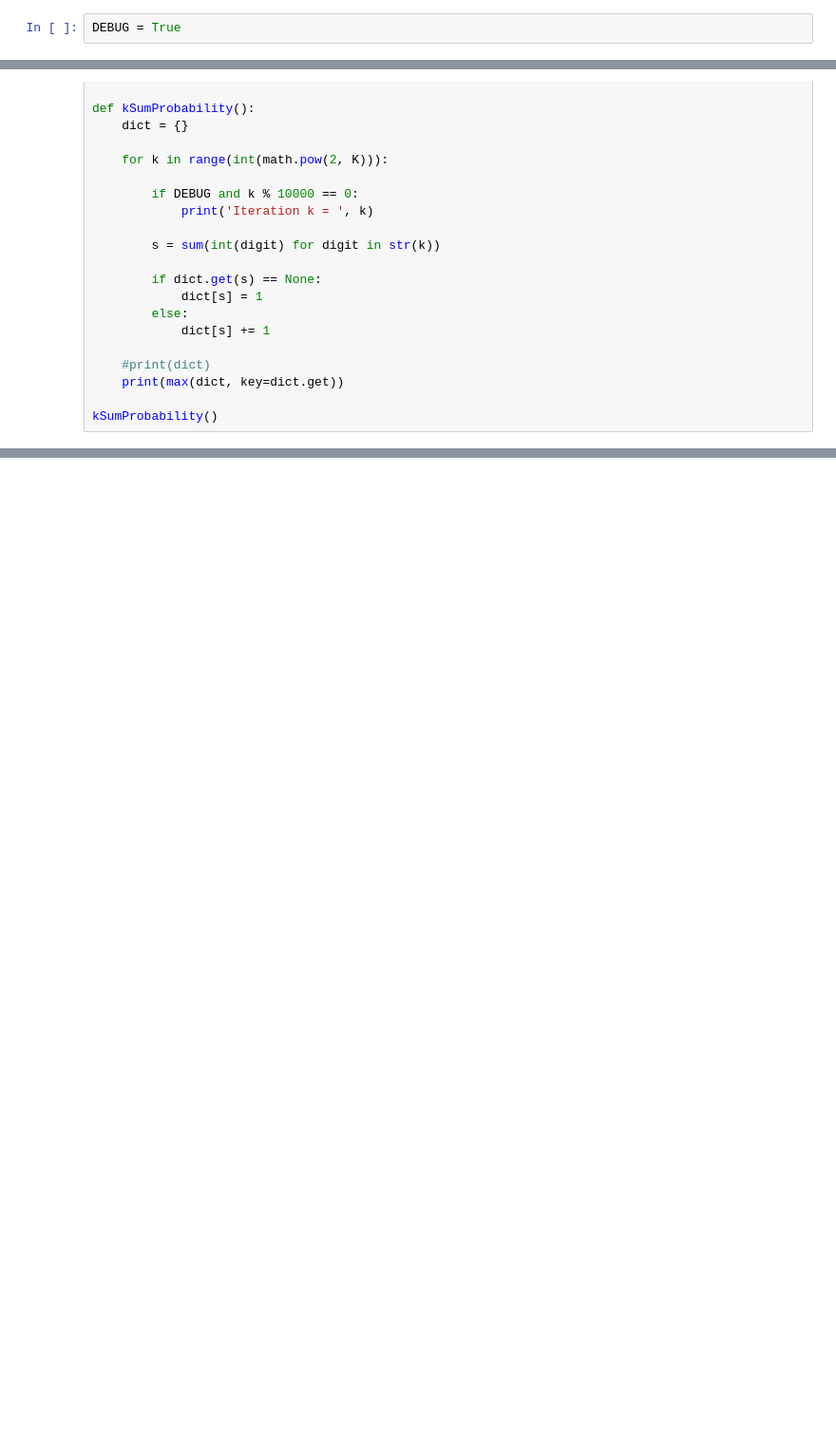
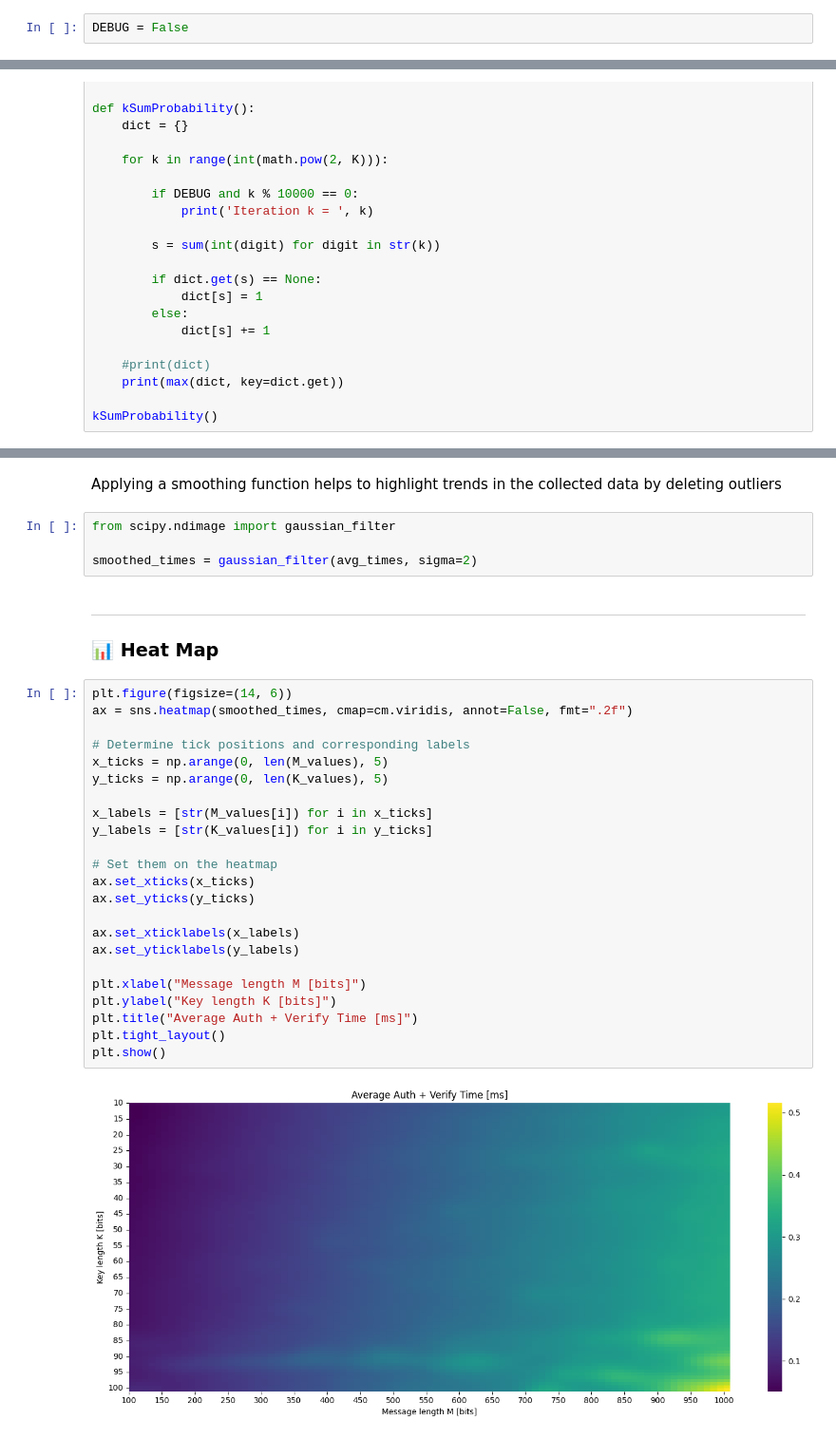
Before and after one commit to Symon02/Information-Security, a Jupyter notebook: lab3/lab3_solver.ipynb, the cells around one changed output, grey strips where cells are left out. Shown at 95% size. Saved outputs shown, nothing was run; the diff lists cells and outputs as text; blank space fills up the shorter version.

```diff
--- a/lab3/lab3_solver.ipynb
+++ b/lab3/lab3_solver.ipynb
@@ -1,5 +3,5 @@
 # %%
-DEBUG = True
+DEBUG = False
 # %%
 import json
 
@@ -164,0 +234,35 @@ with open('digit_sum_sample_100.json', 'r') as f:
+# %% [markdown]
+Applying a smoothing function helps to highlight trends in the collected data by deleting outliers
+# %%
+from scipy.ndimage import gaussian_filter
+
+smoothed_times = gaussian_filter(avg_times, sigma=2)
+# %% [markdown]
+---
+
+### 📊 Heat Map
+# %%
+plt.figure(figsize=(14, 6))
+ax = sns.heatmap(smoothed_times, cmap=cm.viridis, annot=False, fmt=".2f")
+
+# Determine tick positions and corresponding labels
+x_ticks = np.arange(0, len(M_values), 5)
+y_ticks = np.arange(0, len(K_values), 5)
+
+x_labels = [str(M_values[i]) for i in x_ticks]
+y_labels = [str(K_values[i]) for i in y_ticks]
+
+# Set them on the heatmap
+ax.set_xticks(x_ticks)
+ax.set_yticks(y_ticks)
+
+ax.set_xticklabels(x_labels)
+ax.set_yticklabels(y_labels)
+
+plt.xlabel("Message length M [bits]")
+plt.ylabel("Key length K [bits]")
+plt.title("Average Auth + Verify Time [ms]")
+plt.tight_layout()
+plt.show()
+# %% [output]
+[figure, added]
```
Also changed, not shown: parts of 25 cells of this notebook, 9 other files.
